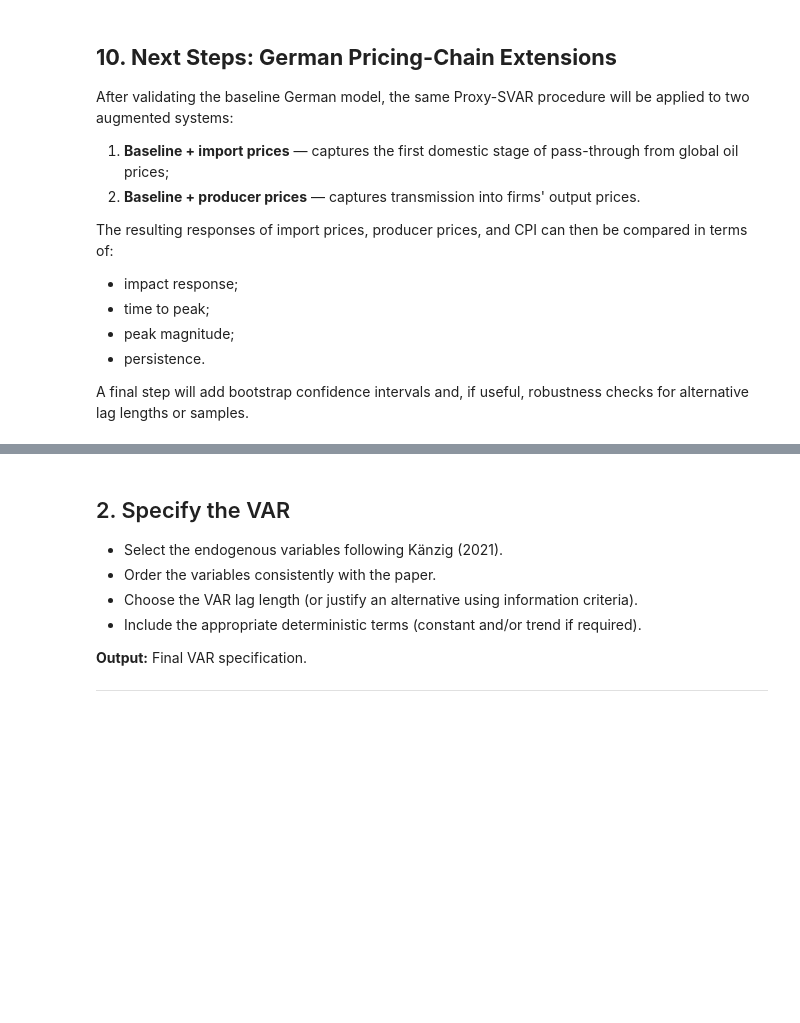
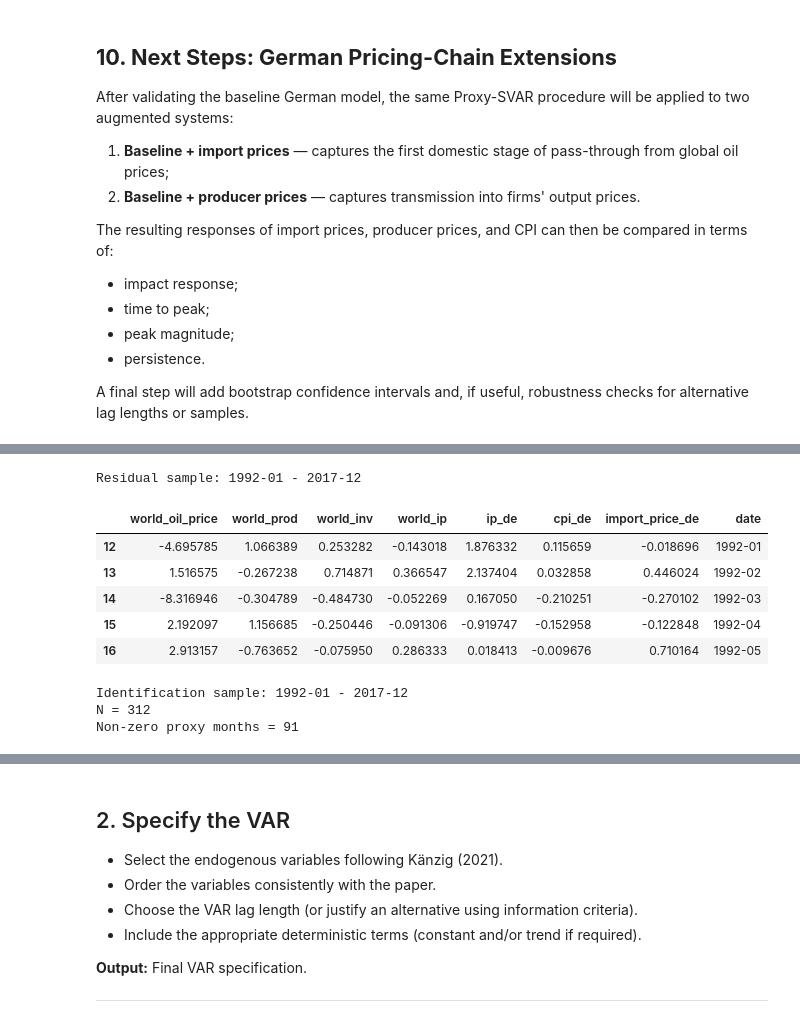
Before and after one commit to sedovanastasiia/macro_II_project, a Jupyter notebook: Yashna's Code/Code_Instrument_Replication.ipynb, the cells around one changed output, grey strips where cells are left out. Cells and saved outputs as stored; diff of their text form; code cells hidden in the pictures; blank space fills up the shorter version.

```diff
--- a/Yashna's Code/Code_Instrument_Replication.ipynb
+++ b/Yashna's Code/Code_Instrument_Replication.ipynb
@@ -2437,0 +2459,12 @@ A final step will add bootstrap confidence intervals and, if useful, robustness
+# %%
+import_cols = baseline_cols + ["import_price_de"]
+
+import_de = (
+    data_germany[["date"] + import_cols]
+    .dropna()
+    .sort_values("date")
+    .reset_index(drop=True)
+)
+
+print(import_de.shape)
+print(import_de["date"].min(), import_de["date"].max())
@@ -2437,0 +2474,9 @@ A final step will add bootstrap confidence intervals and, if useful, robustness
+# %%
+var_import_model = VAR(import_de[import_cols])
+
+var_import_res = var_import_model.fit(
+    maxlags=12,
+    trend="c"
+)
+
+print(var_import_res.summary())
@@ -2437,0 +2501,51 @@ A final step will add bootstrap confidence intervals and, if useful, robustness
+# %%
+u_import = var_import_res.resid.copy()
+
+u_import["date"] = import_de.loc[
+    u_import.index, "date"
+].values
+
+print(
+    "Residual sample:",
+    u_import["date"].min(),
+    "-",
+    u_import["date"].max()
+)
+
+display(u_import.head())
+# %% [output]
+Residual sample: 1992-01 - 2017-12
+|  | world_oil_price | world_prod | world_inv | world_ip | ip_de | cpi_de | import_price_de | date |
+| 12 | -4.695785 | 1.066389 | 0.253282 | -0.143018 | 1.876332 | 0.115659 | -0.018696 | 1992-01 |
+| 13 | 1.516575 | -0.267238 | 0.714871 | 0.366547 | 2.137404 | 0.032858 | 0.446024 | 1992-02 |
+| 14 | -8.316946 | -0.304789 | -0.484730 | -0.052269 | 0.167050 | -0.210251 | -0.270102 | 1992-03 |
+| 15 | 2.192097 | 1.156685 | -0.250446 | -0.091306 | -0.919747 | -0.152958 | -0.122848 | 1992-04 |
+| 16 | 2.913157 | -0.763652 | -0.075950 | 0.286333 | 0.018413 | -0.009676 | 0.710164 | 1992-05 |
+# %%
+proxy_sample_import = (
+    u_import
+    .merge(
+        brent_proxy[["date", "proxy"]],
+        on="date",
+        how="inner"
+    )
+    .dropna()
+    .reset_index(drop=True)
+)
+
+print(
+    "Identification sample:",
+    proxy_sample_import["date"].min(),
+    "-",
+    proxy_sample_import["date"].max()
+)
+
+print("N =", len(proxy_sample_import))
+print(
+    "Non-zero proxy months =",
+    (proxy_sample_import["proxy"] != 0).sum()
+)
+# %% [output]
+Identification sample: 1992-01 - 2017-12
+N = 312
+Non-zero proxy months = 91
```
Also changed, not shown: parts of 19 cells of this notebook, 1 other file.
